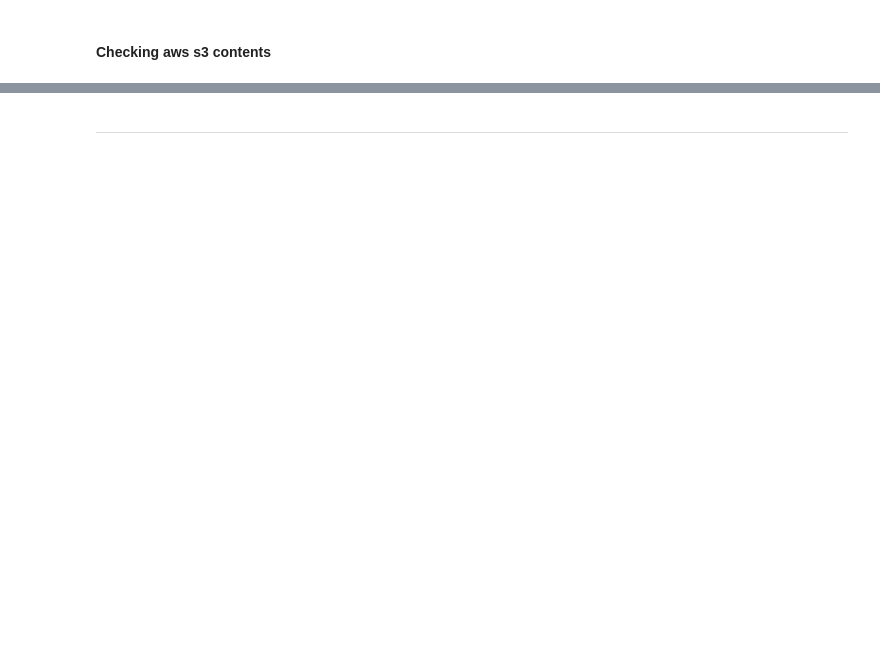
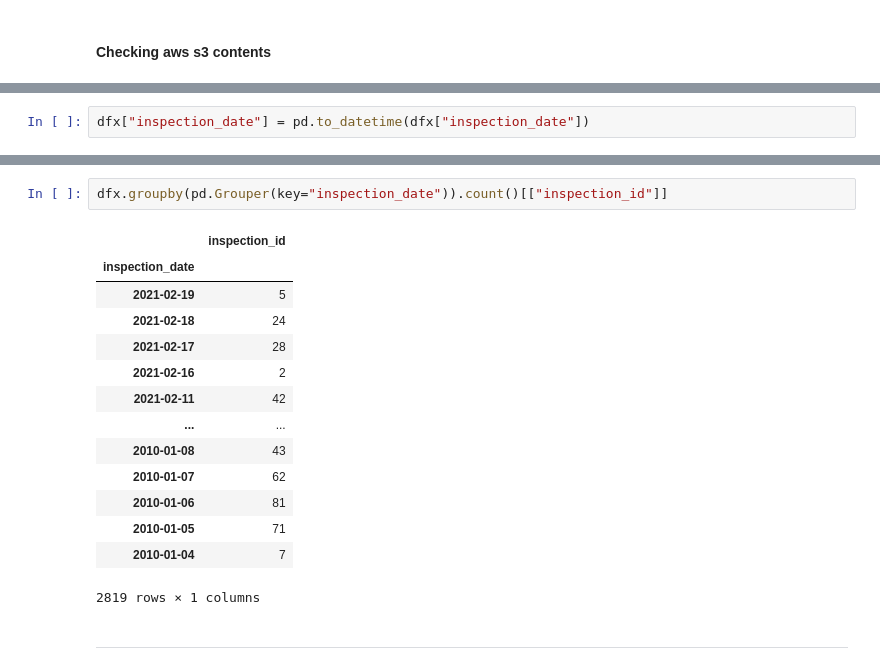
Before and after one commit to santibatte/dpa_2021, a Jupyter notebook: _robdir/rob_sandbox2.ipynb, the cells around one changed output, grey strips where cells are left out. Saved outputs shown, nothing was run; the diff lists cells and outputs as text; blank space fills up the shorter version.

```diff
--- a/_robdir/rob_sandbox2.ipynb
+++ b/_robdir/rob_sandbox2.ipynb
@@ -155,0 +277,2 @@ objects
+# %%
+dfx["inspection_date"] = pd.to_datetime(dfx["inspection_date"])
@@ -156,2 +285,19 @@ objects
+# %%
+dfx.groupby(pd.Grouper(key="inspection_date")).count()[["inspection_id"]]
+# %% [output]
+|  | inspection_id |
+| inspection_date |  |
+| 2021-02-19 | 5 |
+| 2021-02-18 | 24 |
+| 2021-02-17 | 28 |
+| 2021-02-16 | 2 |
+| 2021-02-11 | 42 |
+| ... | ... |
+| 2010-01-08 | 43 |
+| 2010-01-07 | 62 |
+| 2010-01-06 | 81 |
+| 2010-01-05 | 71 |
+| 2010-01-04 | 7 |
+2819 rows × 1 columns
 # %% [markdown]
 ---
```
Also changed, not shown: parts of 26 cells of this notebook, 1 other file.
